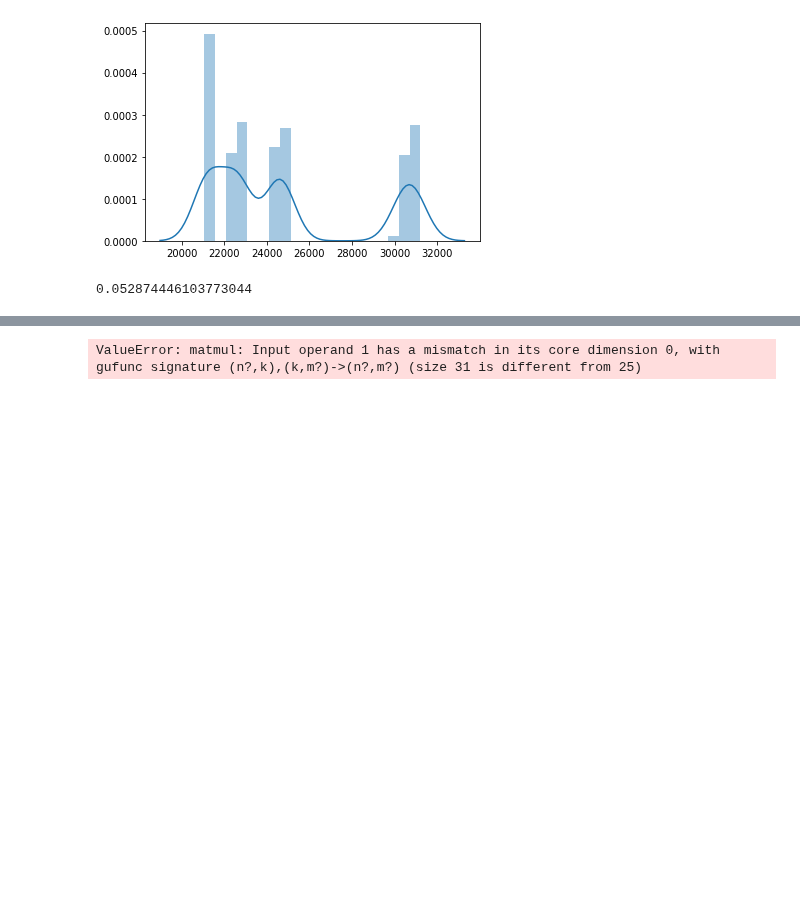
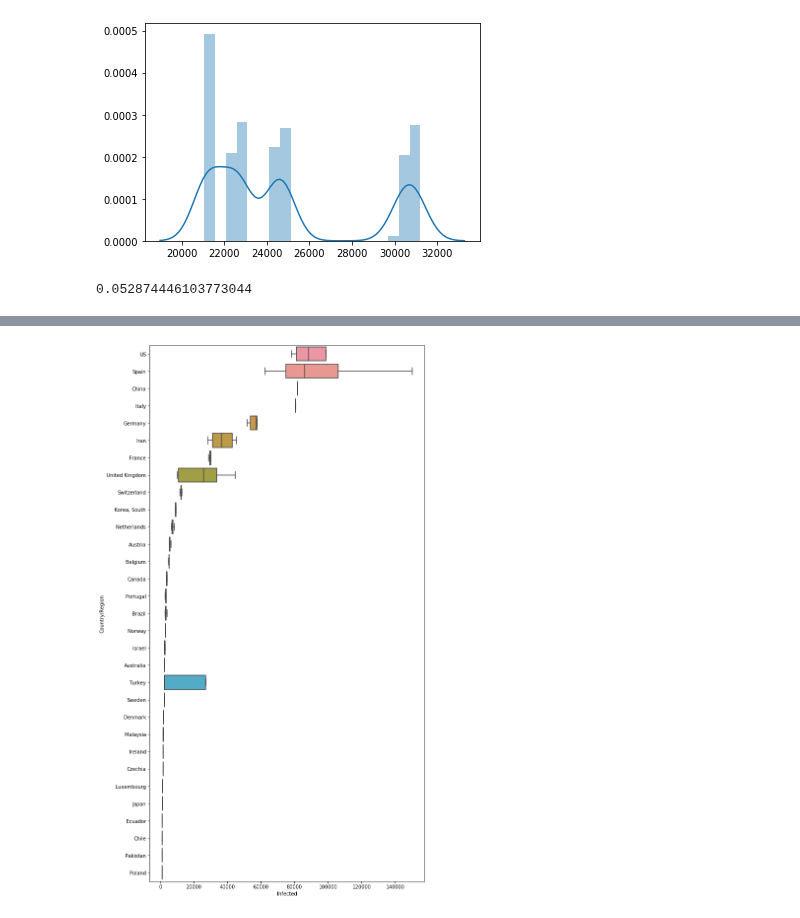
Before and after one commit to yoriyuki/COVID-19, a Jupyter notebook: prediction/COVID-19.ipynb, the cells around one changed output, grey strips where cells are left out. Drawn from its saved outputs; the diff is of its cells as text; code cells hidden in the pictures; blank space fills up the shorter version.

```diff
--- a/prediction/COVID-19.ipynb
+++ b/prediction/COVID-19.ipynb
@@ -288,2 +279,0 @@ draw_infected(fit, pd.to_datetime('2020-01-06'), 60, 'China')
-# %%
-c = fit['c'][0]
@@ -304,4 +279,0 @@ s = np.array([0., 0., 0., 0., 0., 1., 0., 0., 0., 0., 0., 0., 0., 0., 0., 0., 0.
-# %%
-(s @ c)[5]
-# %% [output]
-ValueError: matmul: Input operand 1 has a mismatch in its core dimension 0, with gufunc signature (n?,k),(k,m?)->(n?,m?) (size 31 is different from 25)
@@ -313,0 +280,29 @@ confirmed.index
+# %%
+def draw_infected_sums(fit, start, horizen):
+    a_s = fit['a']
+    p_s = fit['p']
+    c_s = fit['c']
+    sigma_S_s = fit['sigma_S']
+    sigma_R_s = fit['sigma_R']
+    n = a_s.shape[0]
+    data = pd.DataFrame()
+    for i in range(10):
+        a = a_s[np.random.randint(n)]
+        p = p_s[np.random.randint(n)]
+        c = c_s[np.random.randint(n)]
+        sigma_S = sigma_S_s[np.random.randint(n)]
+        sigma_R = sigma_R_s[np.random.randint(n)]
+        _, cumulative = simulate(a, p, c, sigma_S, sigma_R, start, horizen)
+        data = pd.concat([data, cumulative.iloc[-1]], axis=1)
+    melted = pd.melt(data.T).rename(columns={'value':'Infected'})
+    my_order = melted.groupby(by=['Country/Region'])['Infected'].median().sort_values(ascending=False).index
+    plt.figure(figsize=(10,20))
+    sns.boxplot(data=melted, y = 'Country/Region', x='Infected', showfliers=False, order=my_order)
+    table = pd.DataFrame({'Lower':data.quantile(q=0.25, axis=1),
+                           'Median':data.median(axis=1),
+                           'Upper':data.quantile(0.75, axis=1)})
+    return table
+# %%
+data = draw_infected_sums(fit, recent, 365)
+# %% [output]
+[figure, added]
```
Also changed, not shown: parts of 20 cells of this notebook.
